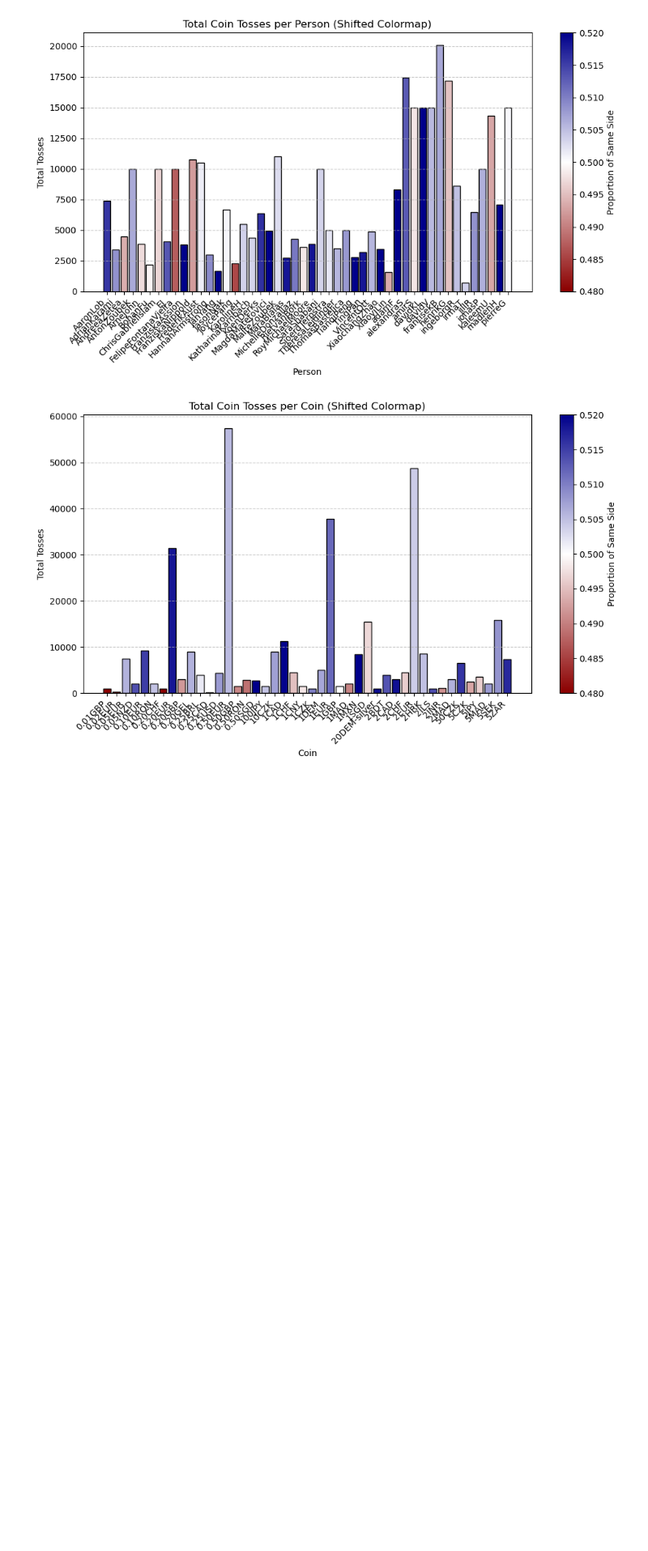
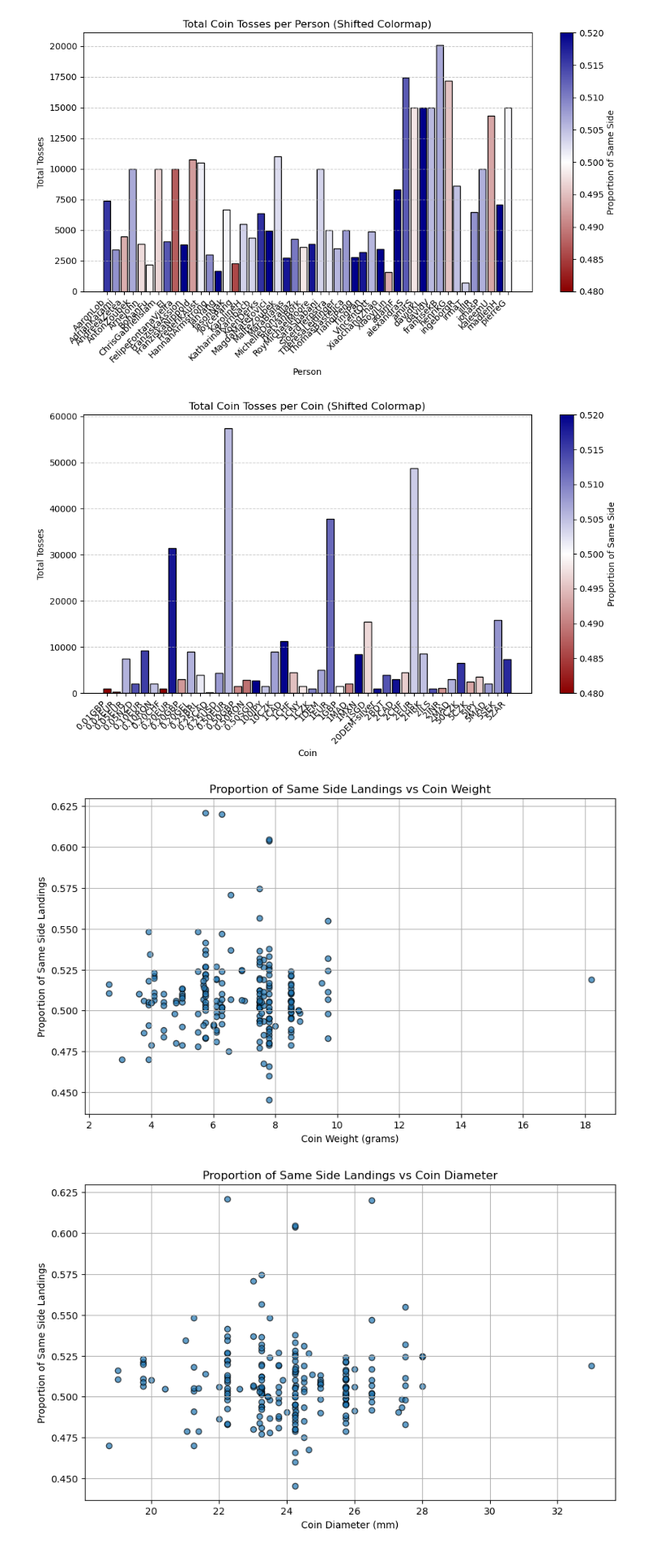
Before and after one commit to julsofpet/cointoss, a Jupyter notebook: explore.ipynb, the cells around one changed output. Shown at 81% size. Saved outputs shown, nothing was run; the diff lists cells and outputs as text; code cells hidden in the pictures; blank space fills up the shorter version.

```diff
--- a/explore.ipynb
+++ b/explore.ipynb
@@ -296,7 +296,7 @@ coins_data = {
         '2BDT': {'weight': 2.64, 'diameter': 19},
 # https://en.numista.com/catalogue/pieces178139.html
 # '1CNY',
-        '1CNY': {'weight': 4.75, 'diameter': 22,25} # new from 2019
+        '1CNY': {'weight': 4.75, 'diameter': 22.25} # new from 2019
 }
 # %%
 len(coins_data)
@@ -391,3 +391,31 @@ plt.show()
 # %% [output]
 [figure]
 [figure]
+# %%
+coin_specs = pd.DataFrame.from_dict(coins_data, orient='index')
+coin_specs.reset_index(inplace=True)
+coin_specs.rename(columns={'index': 'coin'}, inplace=True)
+
+# Merge dataframes
+df = pd.merge(data, coin_specs, on='coin', how='left')
+
+# Plot proportion_same_side vs weight
+plt.figure(figsize=(10, 6))
+plt.scatter(df['weight'], df['proportion_same_side'], alpha=0.7, edgecolor='k')
+plt.title('Proportion of Same Side Landings vs Coin Weight')
+plt.xlabel('Coin Weight (grams)')
+plt.ylabel('Proportion of Same Side Landings')
+plt.grid(True)
+plt.show()
+
+# Plot proportion_same_side vs diameter
+plt.figure(figsize=(10, 6))
+plt.scatter(df['diameter'], df['proportion_same_side'], alpha=0.7, edgecolor='k')
+plt.title('Proportion of Same Side Landings vs Coin Diameter')
+plt.xlabel('Coin Diameter (mm)')
+plt.ylabel('Proportion of Same Side Landings')
+plt.grid(True)
+plt.show()
+# %% [output]
+[figure, added]
+[figure, added]
```
Also changed, not shown: parts of 10 cells of this notebook.
